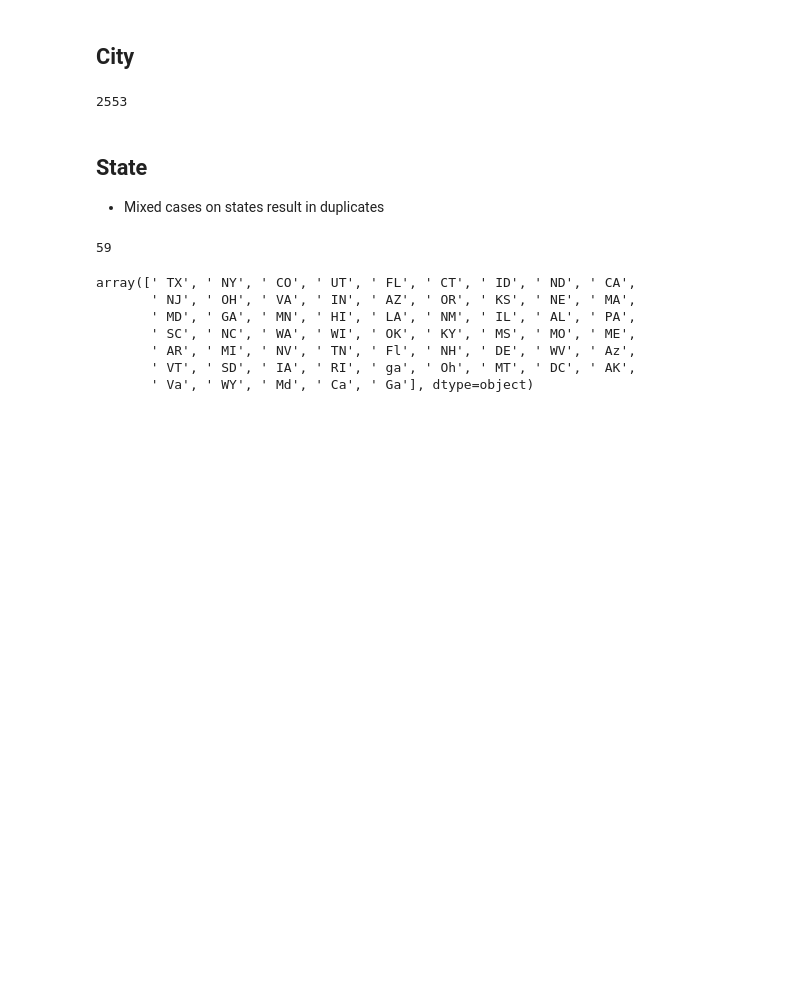
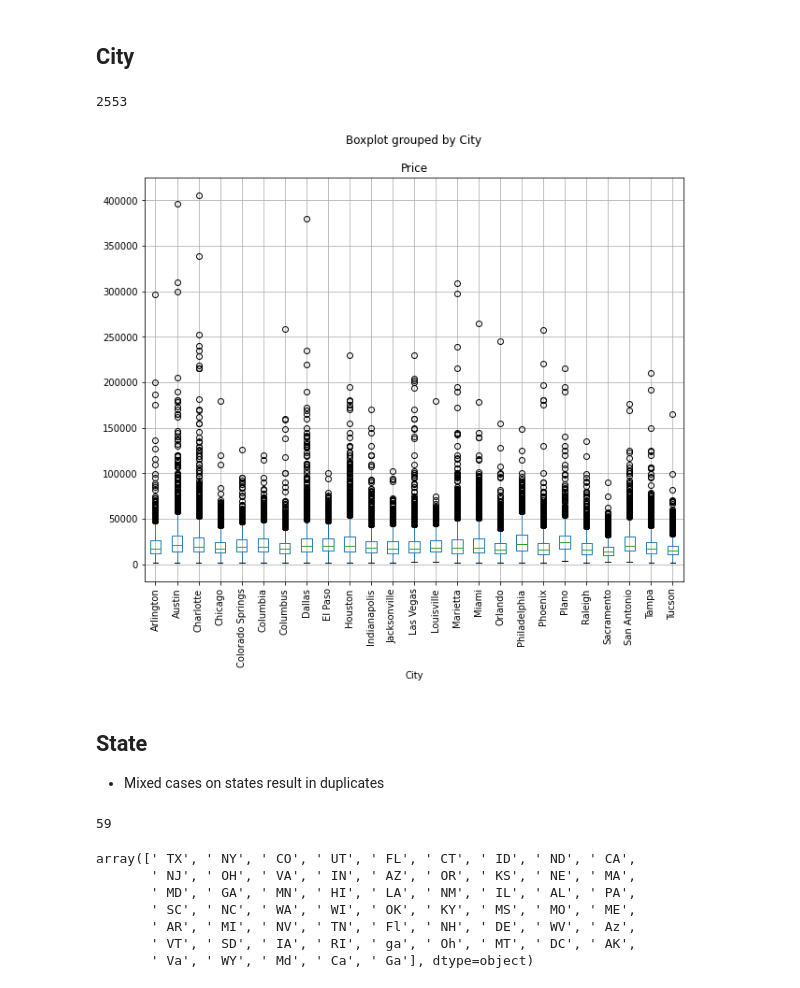
Before and after one commit to swilsonmfc/notebooks, a Jupyter notebook: NeuralNetworksEmbedding.ipynb, the cells around one changed output. Saved outputs shown, nothing was run; the diff lists cells and outputs as text; code cells hidden in the pictures; blank space fills up the shorter version.

```diff
--- a/NeuralNetworksEmbedding.ipynb
+++ b/NeuralNetworksEmbedding.ipynb
@@ -202,6 +209,12 @@ df.groupby('Year').size().plot(kind='bar', figsize=(10,8))
 len(df.City.unique())
 # %% [output]
 2553
+# %%
+sub = df.groupby('City').size().sort_values(ascending=False).head(25)
+df[df.City.isin(sub.index)].boxplot('Price', by='City', figsize=(10,8))
+plt.xticks(rotation=90);
+# %% [output]
+[figure, added]
 # %% [markdown]
 ## State
 * Mixed cases on states result in duplicates
```
Also changed, not shown: parts of 12 cells of this notebook.
